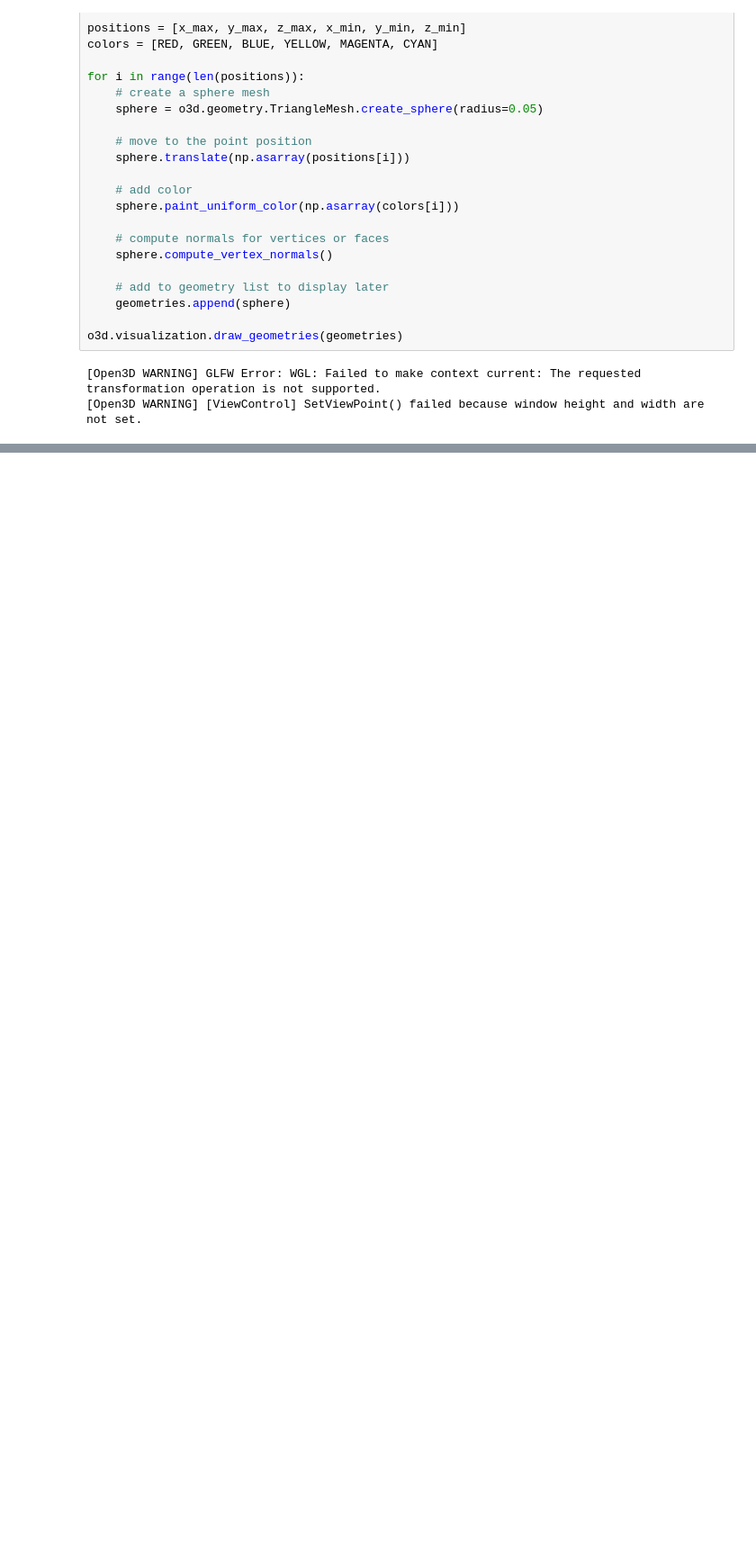
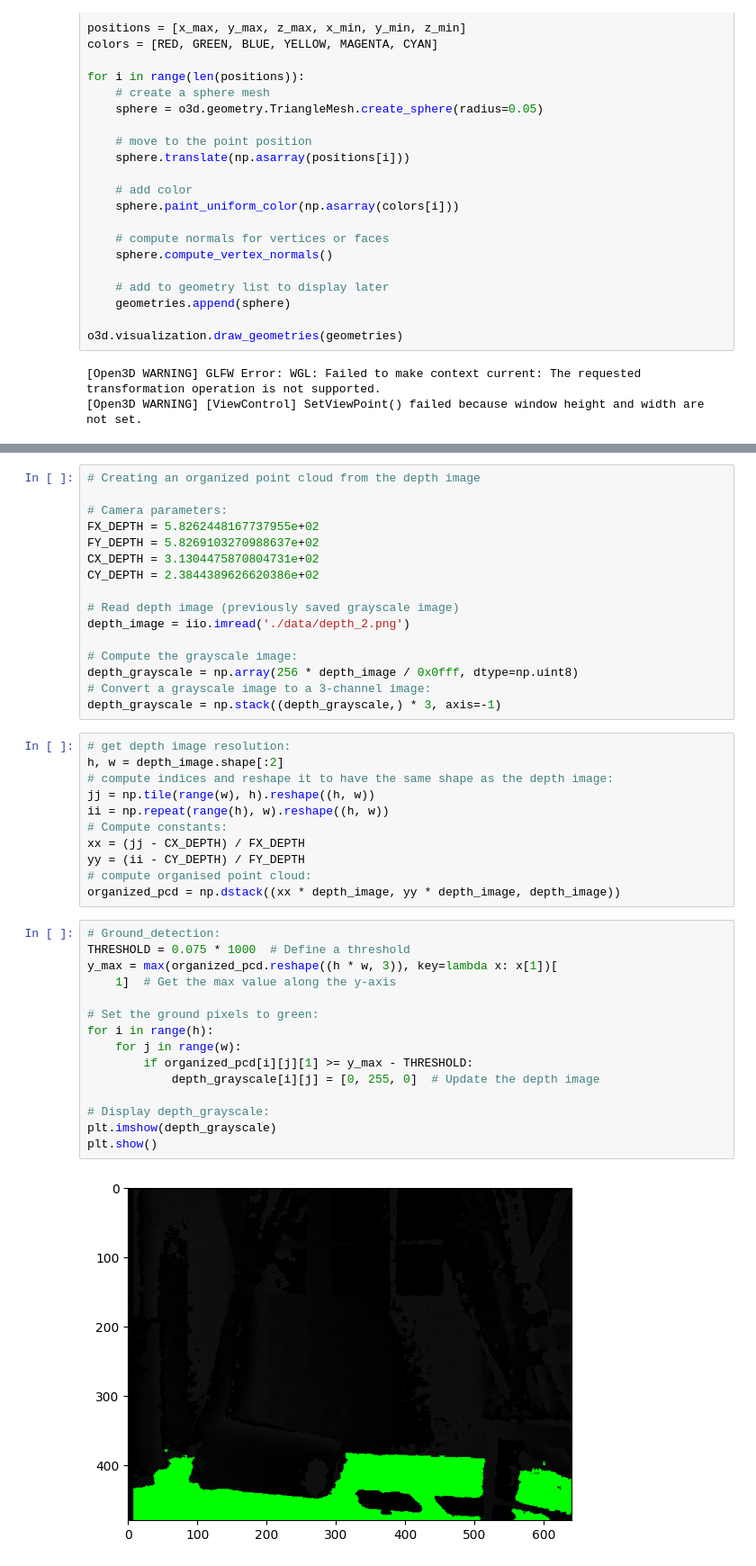
Before and after one commit to RishitSingh10/PointCloud, a Jupyter notebook: ground_detection.ipynb, the cells around one changed output, grey strips where cells are left out. Shown at 90% size. Drawn from its saved outputs; the diff is of its cells as text; blank space fills up the shorter version.

Commit message:
Organized Point Cloud

```diff
--- a/ground_detection.ipynb
+++ b/ground_detection.ipynb
@@ -69,0 +103,44 @@ o3d.visualization.draw_geometries(geometries)
+# %%
+# Creating an organized point cloud from the depth image
+
+# Camera parameters:
+FX_DEPTH = 5.8262448167737955e+02
+FY_DEPTH = 5.8269103270988637e+02
+CX_DEPTH = 3.1304475870804731e+02
+CY_DEPTH = 2.3844389626620386e+02
+
+# Read depth image (previously saved grayscale image)
+depth_image = iio.imread('./data/depth_2.png')
+
+# Compute the grayscale image:
+depth_grayscale = np.array(256 * depth_image / 0x0fff, dtype=np.uint8)
+# Convert a grayscale image to a 3-channel image:
+depth_grayscale = np.stack((depth_grayscale,) * 3, axis=-1)
+# %%
+# get depth image resolution:
+h, w = depth_image.shape[:2]
+# compute indices and reshape it to have the same shape as the depth image:
+jj = np.tile(range(w), h).reshape((h, w))
+ii = np.repeat(range(h), w).reshape((h, w))
+# Compute constants:
+xx = (jj - CX_DEPTH) / FX_DEPTH
+yy = (ii - CY_DEPTH) / FY_DEPTH
+# compute organised point cloud:
+organized_pcd = np.dstack((xx * depth_image, yy * depth_image, depth_image))
+# %%
+# Ground_detection:
+THRESHOLD = 0.075 * 1000  # Define a threshold
+y_max = max(organized_pcd.reshape((h * w, 3)), key=lambda x: x[1])[
+    1]  # Get the max value along the y-axis
+
+# Set the ground pixels to green:
+for i in range(h):
+    for j in range(w):
+        if organized_pcd[i][j][1] >= y_max - THRESHOLD:
+            depth_grayscale[i][j] = [0, 255, 0]  # Update the depth image
+
+# Display depth_grayscale:
+plt.imshow(depth_grayscale)
+plt.show()
+# %% [output]
+[figure, added]
```
Also changed, not shown: parts of 6 cells of this notebook, 1 other file.
